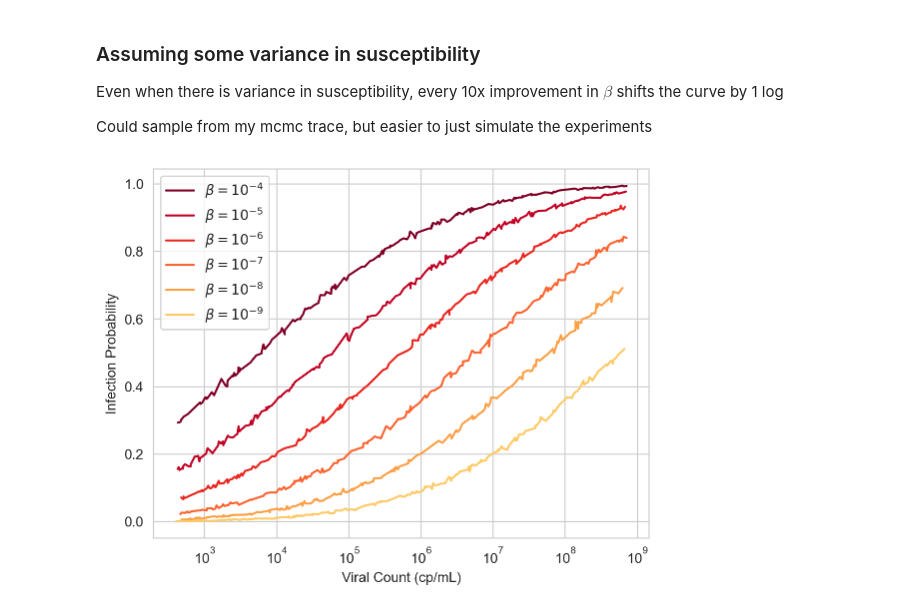
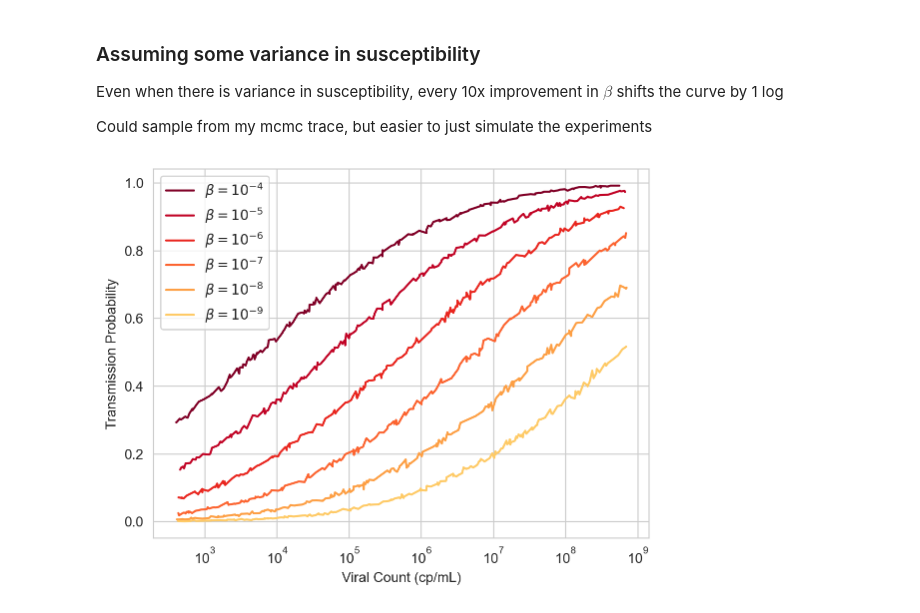
Before and after one commit to csaid/ventilation-experiment, a Jupyter notebook: Respiratory infection experiment model fits and power analysis.ipynb, the cells around one changed output. Drawn from its saved outputs; the diff is of its cells as text; code cells hidden in the pictures.

```diff
--- a/Respiratory infection experiment model fits and power analysis.ipynb
+++ b/Respiratory infection experiment model fits and power analysis.ipynb
@@ -671,24 +689,24 @@ def get_infection_rates(
 # %%
 sns.set_style('whitegrid')
 num_donors = 200
 num_recipients_per_donor = 5000
 suscept_sd = 2
 exponents = [-4, -5, -6, -7, -8, -9]
 betas = list(10.**np.array(exponents))
 
 cmap = matplotlib.colormaps['YlOrRd']
 colors = [cmap(value) for value in np.linspace(1,.3,len(betas))]
 labels = [f"$\\beta=10^{{{exponent}}}$" for exponent in exponents]
 
 for color, label, beta in zip(colors, labels, betas):
     recipient_counts = np.array([num_recipients_per_donor] * num_donors)
     log_cpml, flattened_cpml = generate_donor_cpml(num_donors, recipient_counts)
     infection_rates = get_infection_rates(num_donors, num_recipients_per_donor, recipient_counts, flattened_cpml, suscept_sd, beta=beta)
     plt.plot(10**log_cpml, infection_rates, color=color, label=label)
 plt.xscale("log")
-plt.ylabel('Infection Probability')
+plt.ylabel('Transmission Probability')
 plt.xlabel('Viral Count (cp/mL)')
 plt.legend()
 sns.set_style('white')
 # %% [output]
-[figure, old version]
+[figure, new version]
```
Also changed, not shown: parts of 26 cells of this notebook.
